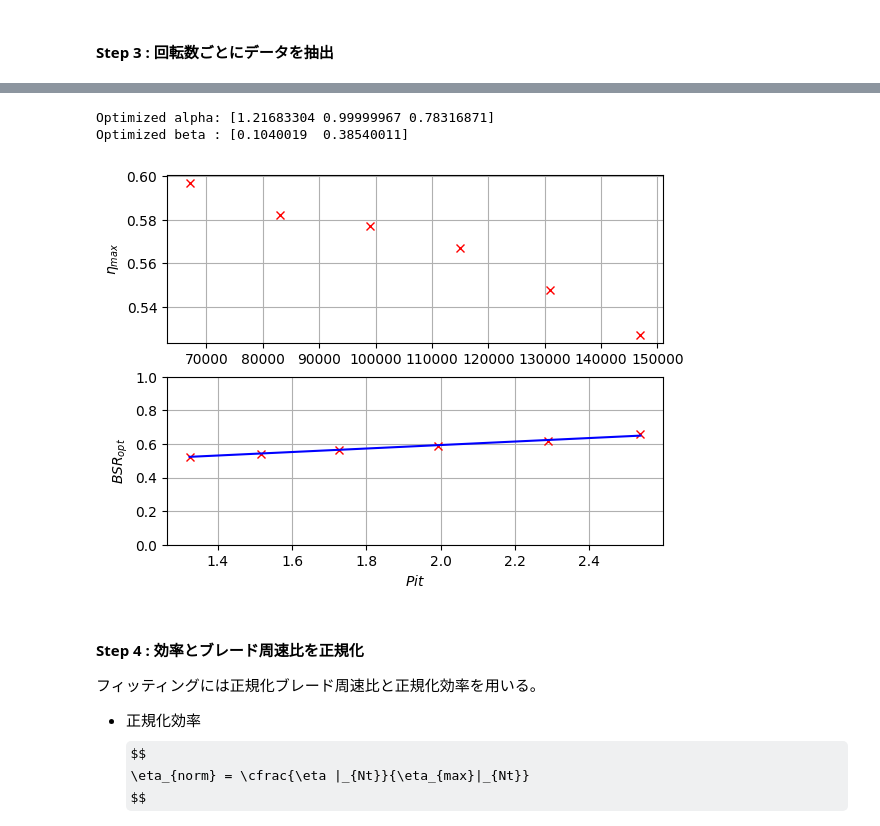
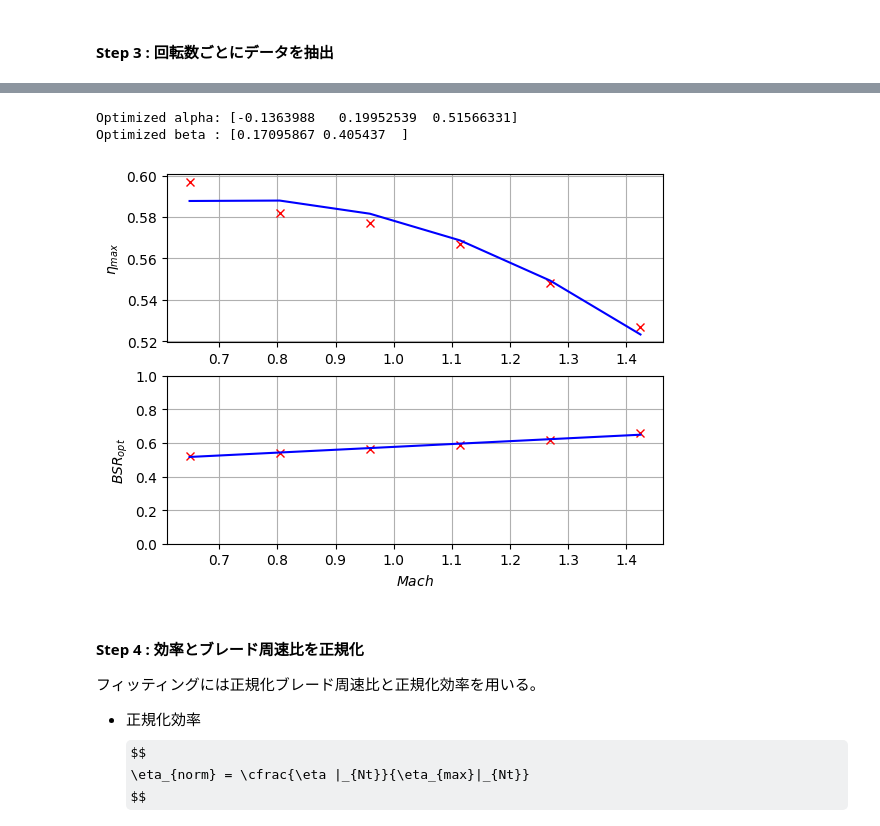
Before and after one commit to AYATAKA-WORKs/OptimizationStudy, a Jupyter notebook: Tmapfitting/Tbn_fitting.ipynb, the cells around one changed output, grey strips where cells are left out. Cells and saved outputs as stored; diff of their text form; code cells hidden in the pictures; some formulas as TeX source.

```diff
--- a/Tmapfitting/Tbn_fitting.ipynb
+++ b/Tmapfitting/Tbn_fitting.ipynb
@@ -85,65 +94,67 @@ for i in range(N_length):
 Dt = 0.062      # m
 cp = 1082       # J/K/kg
 T = 293.15      # K
+R = 288         # J/K/kg
 kap = 1.33
 
 # フィッティング関数の定義
 def modelFunc_eta_max(prm,x) :
     coeff = prm
-    y = (1-coeff[0]) * np.exp(coeff[1]/x) + coeff[2]
+    y = (1-coeff[0] * np.exp(coeff[1]*x))* coeff[2]
     return y
 
 # 多項式の定義式
 def fitingCurve_poly(prm,x) :
     coeff = prm
     y = 0
-    # y = coeff[0] * x**4 + coeff[1] * x**3 + coeff[2] * x**2 + coeff[3]* x + coeff[4]
     for i in range(len(coeff)) :
         y += coeff[i] * x ** (len(coeff)-(i+1))
     return y
 
-def objFunc_eta_max(params, Nt, eta_max):
-    return np.sum((eta_max - modelFunc_eta_max(params, Nt))**2)
+def objFunc_eta_max(params, x, eta_max):
+    return np.sum((eta_max - fitingCurve_poly(params, x))**2)
+    #return np.sum((eta_max - modelFunc_eta_max(params, x))**2)
 
-def objFunc_BSR_opt(params, Pit_opt, BSR_opt):
-    return np.sum((BSR_opt - fitingCurve_poly(params, Pit_opt))**2)
+def objFunc_BSR_opt(params, x, BSR_opt):
+    return np.sum((BSR_opt - fitingCurve_poly(params, x))**2)
 
 
 # フィッティング
 initial_params = [1, 1, 1]
-opt_params = least_squares(objFunc_eta_max, initial_params, loss='linear', args=(N, eta_max))
+Mach = Dt * np.pi * N / 60 / np.sqrt(kap * R * T)
+opt_params = least_squares(objFunc_eta_max, initial_params, loss='linear', args=(Mach, eta_max))
 alpha = opt_params.x
 
 initial_params = [1, 1]
-opt_params = least_squares(objFunc_BSR_opt, initial_params, loss='soft_l1', args=(Pit_opt, BSR_opt))
+opt_params = least_squares(objFunc_BSR_opt, initial_params, loss='soft_l1', args=(Mach, BSR_opt))
 beta = opt_params.x
 
 
 # フィッティング結果の表示
 print(f'Optimized alpha: {alpha}')
 print(f'Optimized beta : {beta}')
 
 # Nt と eta_max の関係
 plt.figure()
 plt.subplot(2, 1, 1)
-plt.plot(N, eta_max, 'rx')
-# plt.plot(N, fitingCurve_poly(alpha, N), 'b-')
+plt.plot(Mach, eta_max, 'rx')
+plt.plot(Mach, fitingCurve_poly(alpha, Mach), 'b-')
 plt.ylabel(r'$\eta_{max}$')
 plt.grid(True)
 # plt.ylim([0, 1])
 # Pit_opt と BSR_opt の関係
 plt.subplot(2, 1, 2)
-plt.plot(Pit_opt, BSR_opt, 'rx')
-plt.plot(Pit_opt, fitingCurve_poly(beta, Pit_opt), 'b-')
-plt.xlabel(r'$Pit$')
+plt.plot(Mach, BSR_opt, 'rx')
+plt.plot(Mach, fitingCurve_poly(beta, Mach), 'b-')
+plt.xlabel(r'$Mach$')
 plt.ylabel(r'$BSR_{opt}$')
 plt.ylim([0, 1])
 plt.grid(True)
 plt.show()
 # %% [output]
-Optimized alpha: [1.21683304 0.99999967 0.78316871]
-Optimized beta : [0.1040019  0.38540011]
+Optimized alpha: [-0.1363988   0.19952539  0.51566331]
+Optimized beta : [0.17095867 0.405437  ]
-[figure, old version]
+[figure, new version]
 # %% [markdown]
 #### Step 4 : 効率とブレード周速比を正規化
 フィッティングには正規化ブレード周速比と正規化効率を用いる。
```
Also changed, not shown: parts of 3 cells of this notebook, 2 other files.
